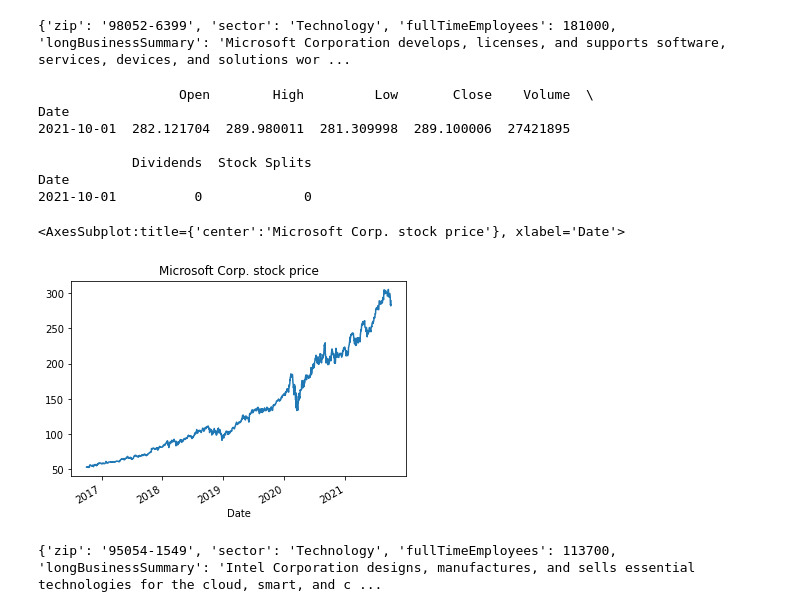
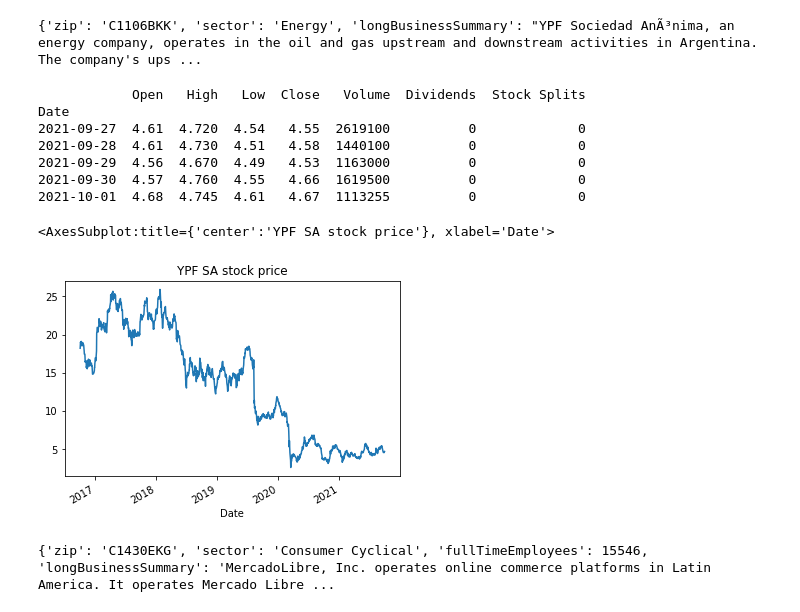
Before and after one commit to pptscdia2021/pp12021g9_a1-g_9_ell, a Jupyter notebook: yahoo_finance.ipynb, the cells around one changed output. Cells and saved outputs as stored; diff of their text form; code cells hidden in the pictures.

```diff
--- a/yahoo_finance.ipynb
+++ b/yahoo_finance.ipynb
@@ -3,31 +3,31 @@
 import yfinance as yf
 # %%
 # llamamos al modulo ticker (Microsoft corp)
-msft = yf.Ticker("MSFT")
+ypf = yf.Ticker("YPF")
 
 # Obtenemos info de la accion
-print(msft.info)
+print(ypf.info)
 # %% [output]
-{'zip': '98052-6399', 'sector': 'Technology', 'fullTimeEmployees': 181000, 'longBusinessSummary': 'Microsoft Corporation develops, licenses, and supports software, services, devices, and solutions wor ...
+{'zip': 'C1106BKK', 'sector': 'Energy', 'longBusinessSummary': "YPF Sociedad AnÃ³nima, an energy company, operates in the oil and gas upstream and downstream activities in Argentina. The company's ups ...
 # %%
 # Obtenemos los datos de cinco dias
-hist_microsoft = msft.history(period="5d")
-print(hist_microsoft)
+hist_ypf = ypf.history(period="5d")
+print(hist_ypf)
 # %% [output]
-                  Open        High         Low       Close    Volume  \
+            Open   High   Low  Close   Volume  Dividends  Stock Splits
 Date
-2021-10-01  282.121704  289.980011  281.309998  289.100006  27421895
-
-            Dividends  Stock Splits
-Date
-2021-10-01          0             0
+2021-09-27  4.61  4.720  4.54   4.55  2619100          0             0
+2021-09-28  4.61  4.730  4.51   4.58  1440100          0             0
+2021-09-29  4.56  4.670  4.49   4.53  1163000          0             0
+2021-09-30  4.57  4.760  4.55   4.66  1619500          0             0
+2021-10-01  4.68  4.745  4.61   4.67  1113255          0             0
 # %%
 # Graficamos la evolucion de la accion en 5 años
-ticker = yf.Ticker('MSFT')
-msft_df = ticker.history(period="5y")
-msft_df['Close'].plot(title="Microsoft Corp. stock price")
+ticker = yf.Ticker('YPF')
+ypf_df = ticker.history(period="5y")
+ypf_df['Close'].plot(title="YPF SA stock price")
 # %% [output]
-<AxesSubplot:title={'center':'Microsoft Corp. stock price'}, xlabel='Date'>
+<AxesSubplot:title={'center':'YPF SA stock price'}, xlabel='Date'>
-[figure, old version]
+[figure, new version]
 # %%
 # llamamos al modulo ticker (Intel corp)
@@ -35,7 +35,7 @@ intc = yf.Ticker("INTC")
 # %%
 # Obtenemos info de la accion
-print(intc.info)
+print(meli.info)
 # %% [output]
-{'zip': '95054-1549', 'sector': 'Technology', 'fullTimeEmployees': 113700, 'longBusinessSummary': 'Intel Corporation designs, manufactures, and sells essential technologies for the cloud, smart, and c ...
+{'zip': 'C1430EKG', 'sector': 'Consumer Cyclical', 'fullTimeEmployees': 15546, 'longBusinessSummary': 'MercadoLibre, Inc. operates online commerce platforms in Latin America. It operates Mercado Libre ...
 # %%
 # Obtenemos los datos de cinco dias
```
Also changed, not shown: parts of 8 cells of this notebook.
